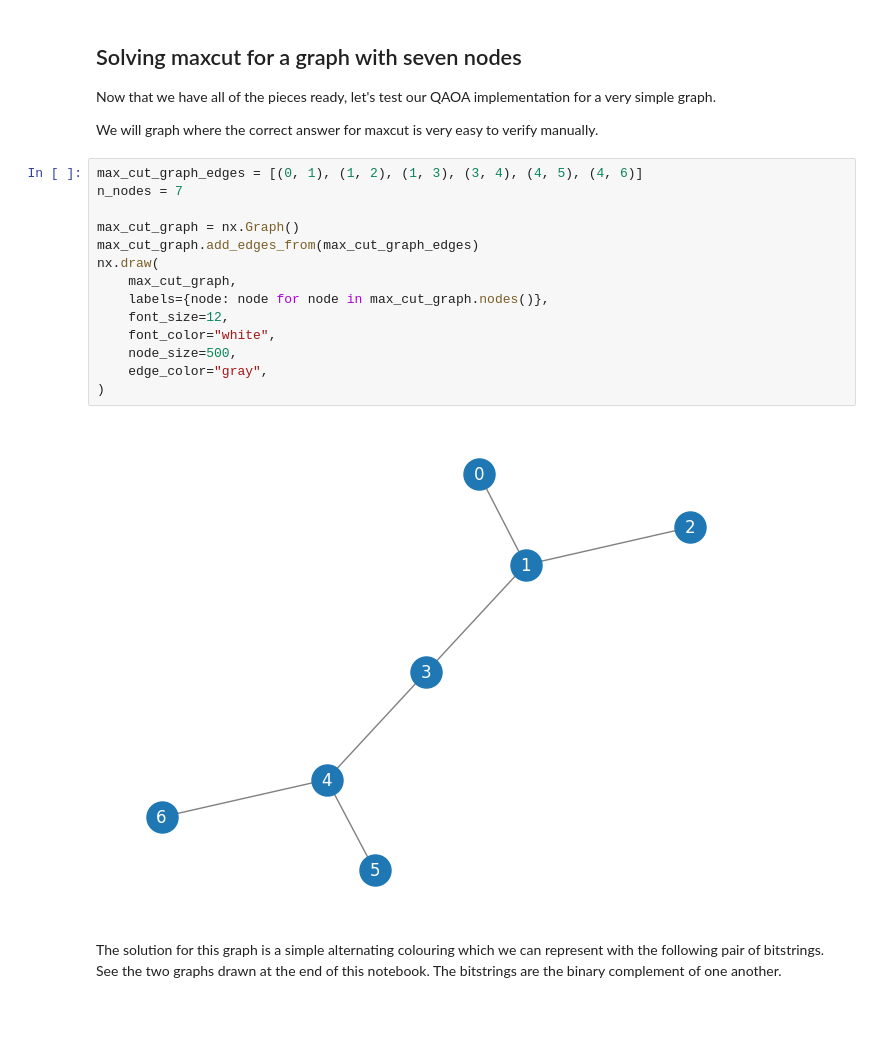
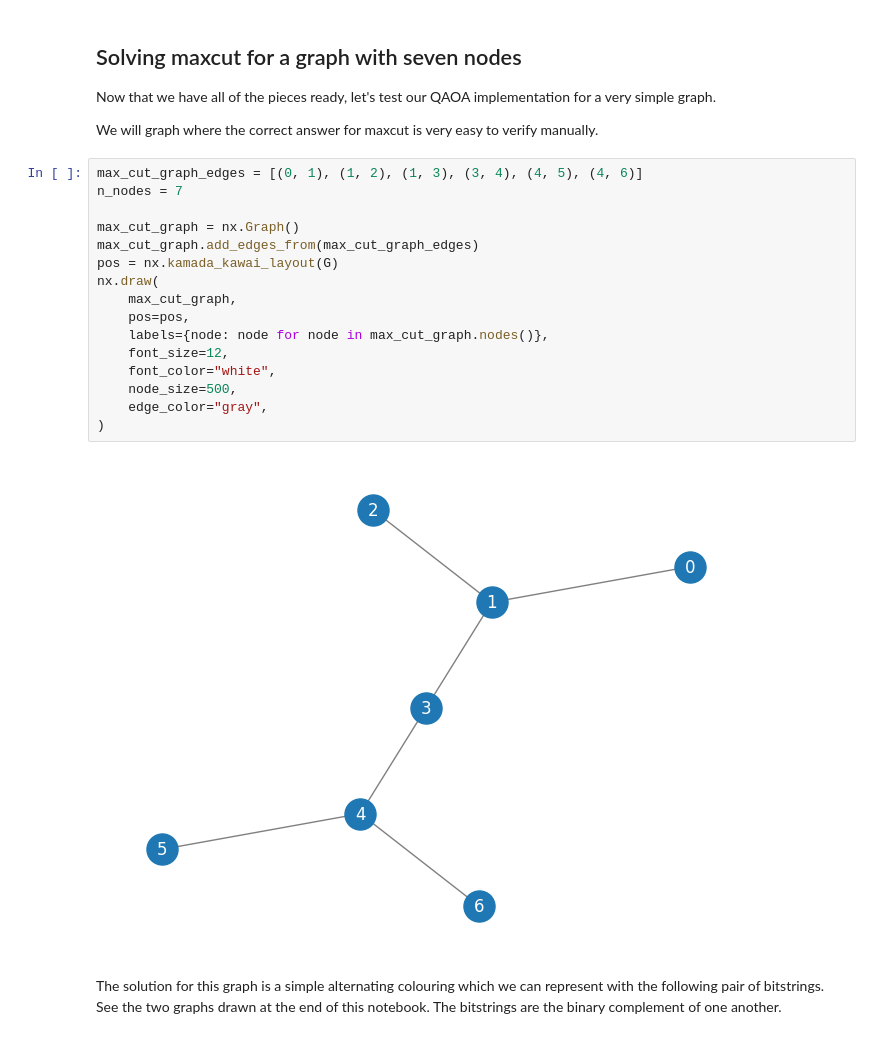
Before and after one commit to Quantinuum/guppylang, a Jupyter notebook: examples/qaoa_maxcut_example.ipynb, the cells around one changed output. Saved outputs shown, nothing was run; the diff lists cells and outputs as text.

```diff
--- a/examples/qaoa_maxcut_example.ipynb
+++ b/examples/qaoa_maxcut_example.ipynb
@@ -294,19 +294,21 @@ We will graph where the correct answer for maxcut is very easy to verify manuall
 # %%
 max_cut_graph_edges = [(0, 1), (1, 2), (1, 3), (3, 4), (4, 5), (4, 6)]
 n_nodes = 7
 
 max_cut_graph = nx.Graph()
 max_cut_graph.add_edges_from(max_cut_graph_edges)
+pos = nx.kamada_kawai_layout(G)
 nx.draw(
     max_cut_graph,
+    pos=pos,
     labels={node: node for node in max_cut_graph.nodes()},
     font_size=12,
     font_color="white",
     node_size=500,
     edge_color="gray",
 )
 # %% [output]
-[figure, old version]
+[figure, new version]
 # %% [markdown]
 The solution for this graph is a simple alternating colouring which we can represent with the following pair of bitstrings. See the two graphs drawn at the end of this notebook. The bitstrings are the binary complement of one another.
 # %%
```
Also changed, not shown: parts of 4 cells of this notebook.
